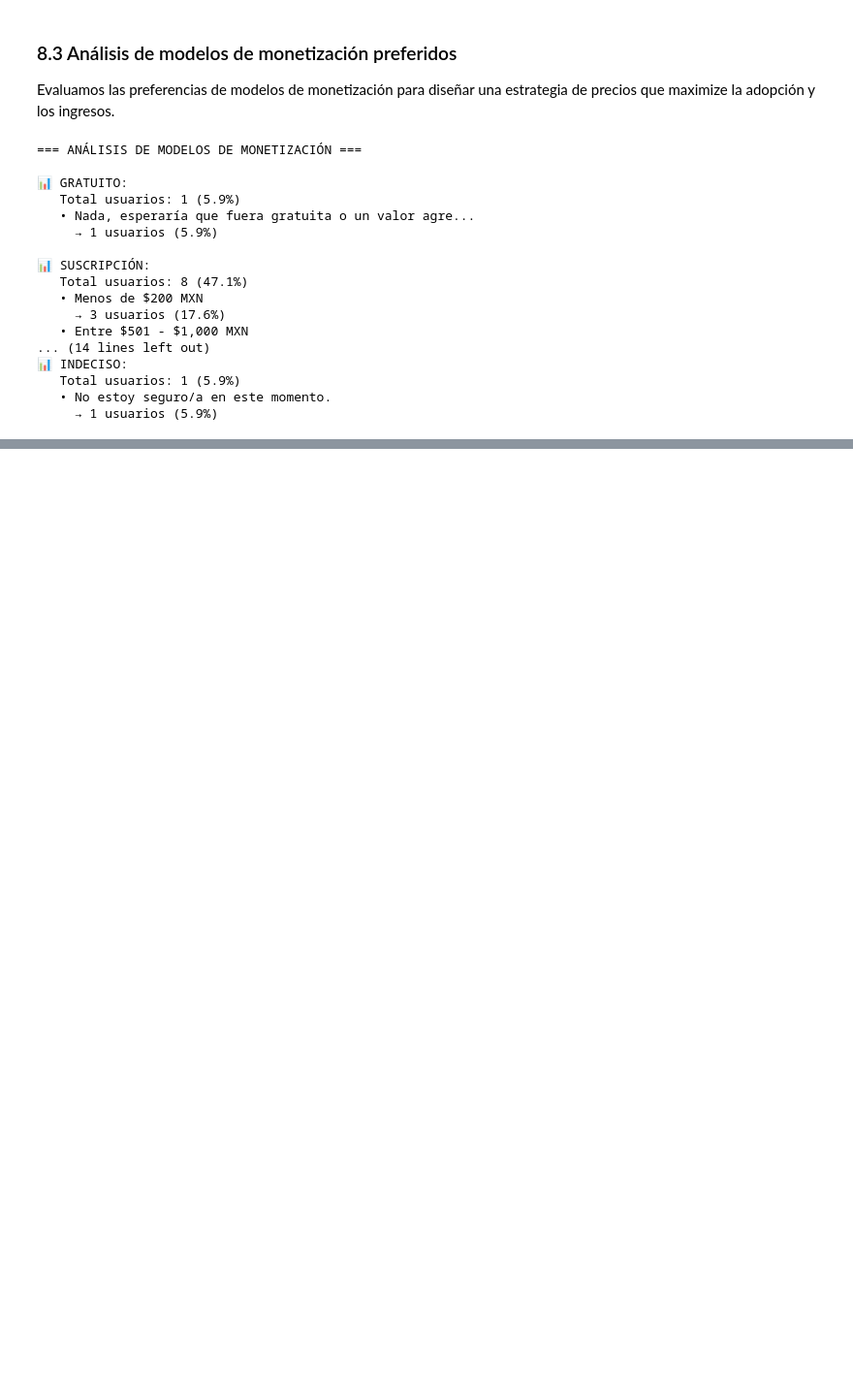
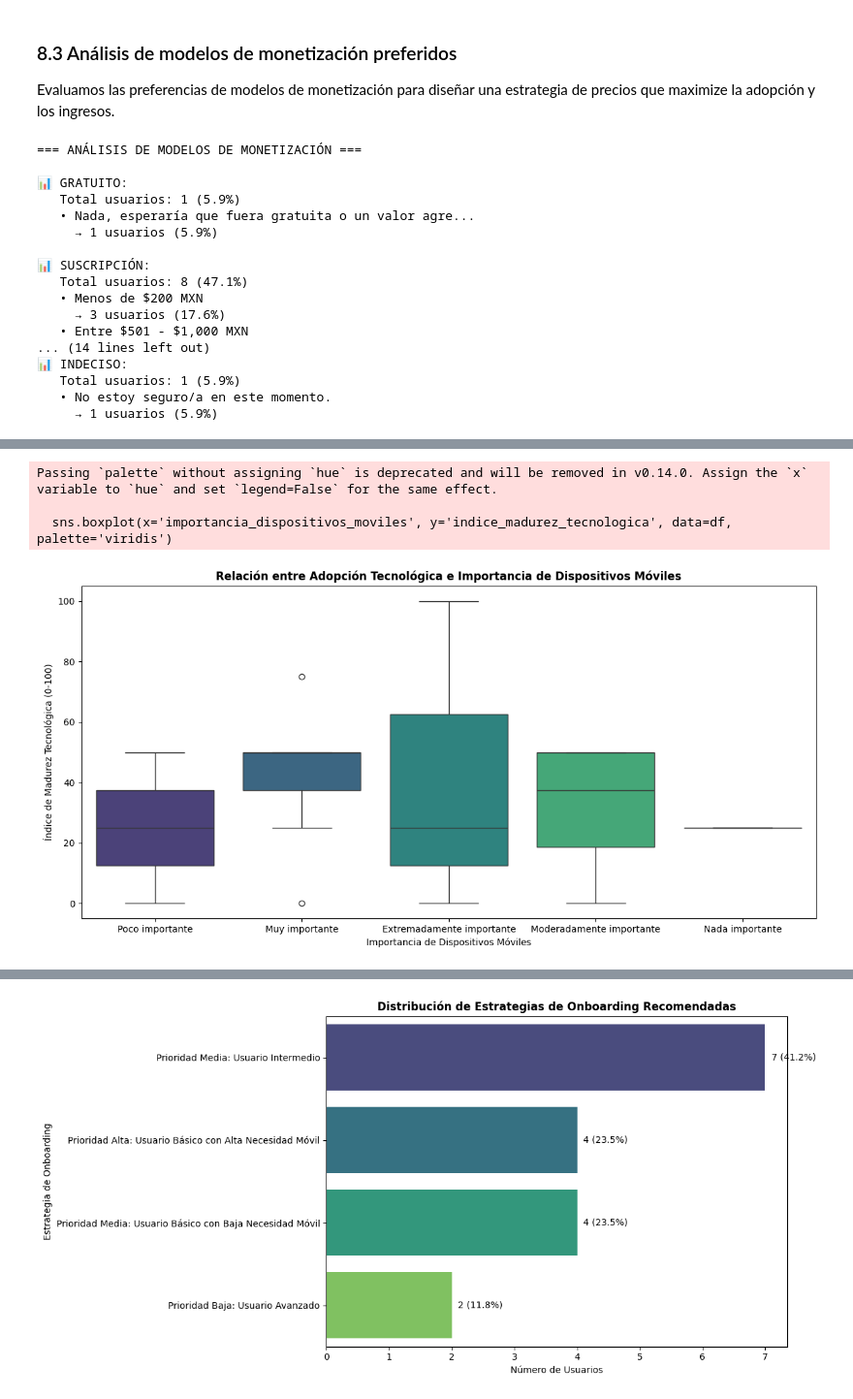
Before and after one commit to betooxx-dev/md-vetzoone, a Jupyter notebook: notebook_main.ipynb, the cells around one changed output, grey strips where cells are left out. Shown at 97% size. Drawn from its saved outputs; the diff is of its cells as text; code cells hidden in the pictures; blank space fills up the shorter version.

```diff
--- a/notebook_main.ipynb
+++ b/notebook_main.ipynb
@@ -1528,0 +1804,75 @@ for categoria, modelos in modelos_categorizados.items():
+# %%
+print("=== ADOPCIÓN TECNOLÓGICA Y NECESIDADES MÓVILES ===\n")
+
+tabla_importancia_adopcion = pd.crosstab(
+    df['nivel_adopcion_cat'],
+    df['importancia_dispositivos_moviles'],
+    normalize='index'
+) * 100
+
+print("Importancia de dispositivos móviles por nivel de adopción tecnológica (%):")
+print(tabla_importancia_adopcion.round(1))
+
+plt.figure(figsize=(12, 6))
+sns.boxplot(x='importancia_dispositivos_moviles', y='indice_madurez_tecnologica', data=df, palette='viridis')
+plt.title('Relación entre Adopción Tecnológica e Importancia de Dispositivos Móviles', fontweight='bold')
+plt.xlabel('Importancia de Dispositivos Móviles')
+plt.ylabel('Índice de Madurez Tecnológica (0-100)')
+plt.tight_layout()
+plt.show()
+
+niveles_estrategia = []
+
+for idx, row in df.iterrows():
+    nivel_adopcion = row['nivel_adopcion_tecnologica']
+    importancia_movil = row['importancia_dispositivos_moviles']
+
+    if "Muy básico" in nivel_adopcion or "Básico" in nivel_adopcion:
+        if "Extremadamente importante" in importancia_movil or "Muy importante" in importancia_movil:
+            estrategia = "Prioridad Alta: Usuario Básico con Alta Necesidad Móvil"
+        else:
+            estrategia = "Prioridad Media: Usuario Básico con Baja Necesidad Móvil"
+    elif "Intermedio" in nivel_adopcion:
+        estrategia = "Prioridad Media: Usuario Intermedio"
+    else:
+        estrategia = "Prioridad Baja: Usuario Avanzado"
+
+    niveles_estrategia.append(estrategia)
+
+df['estrategia_onboarding'] = niveles_estrategia
+
+estrategia_counts = df['estrategia_onboarding'].value_counts()
+estrategia_pct = (estrategia_counts / len(df)) * 100
+
+print("\nEstrategias de onboarding recomendadas:")
+for estrategia, count in estrategia_counts.items():
+    porcentaje = (count / len(df)) * 100
+    print(f"• {estrategia}: {count} usuarios ({porcentaje:.1f}%)")
+
+plt.figure(figsize=(12, 6))
+sns.countplot(y='estrategia_onboarding', data=df, palette='viridis', order=estrategia_counts.index)
+plt.title('Distribución de Estrategias de Onboarding Recomendadas', fontweight='bold')
+plt.xlabel('Número de Usuarios')
+plt.ylabel('Estrategia de Onboarding')
+
+for i, v in enumerate(estrategia_counts.values):
+    plt.text(v + 0.1, i, f"{v} ({estrategia_pct.values[i]:.1f}%)", va='center')
+
+plt.tight_layout()
+plt.show()
+
+print("\n=== CONCLUSIONES DE ADOPCIÓN TECNOLÓGICA ===\n")
+print(f"• Índice promedio de madurez tecnológica: {indice_promedio:.1f}/100")
+
+nivel_predominante = adopcion_counts.idxmax()
+print(f"• Nivel de adopción predominante: {nivel_predominante} ({adopcion_pct[nivel_predominante]:.1f}%)")
+
+estrategia_predominante = estrategia_counts.idxmax()
+print(f"• Estrategia de onboarding prioritaria: {estrategia_predominante} ({estrategia_pct.max():.1f}%)")
+
+dispositivo_principal = dispositivos_df.iloc[0]['dispositivo']
+print(f"• Dispositivo más utilizado: {dispositivo_principal} ({dispositivos_df.iloc[0]['porcentaje']:.1f}%)")
+
+print(f"• Correlación adopción-uso de apps: {correlacion_adopcion_tiempo:.2f}")
+print(f"• Correlación adopción-pagos digitales: {correlacion_adopcion_pagos:.2f}")
+# %% [output]
@@ -1528,0 +1896,4 @@ for categoria, modelos in modelos_categorizados.items():
+Passing `palette` without assigning `hue` is deprecated and will be removed in v0.14.0. Assign the `x` variable to `hue` and set `legend=False` for the same effect.
+
+  sns.boxplot(x='importancia_dispositivos_moviles', y='indice_madurez_tecnologica', data=df, palette='viridis')
+[figure, added]
@@ -1528,0 +1908 @@ for categoria, modelos in modelos_categorizados.items():
+[figure, added]
```
Also changed, not shown: parts of 12 cells of this notebook, 1 other file.
